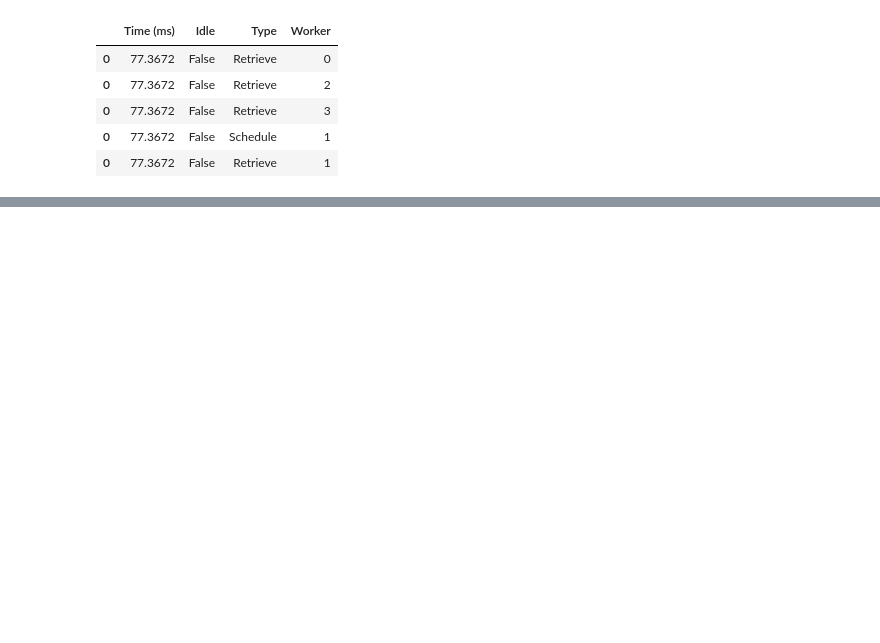
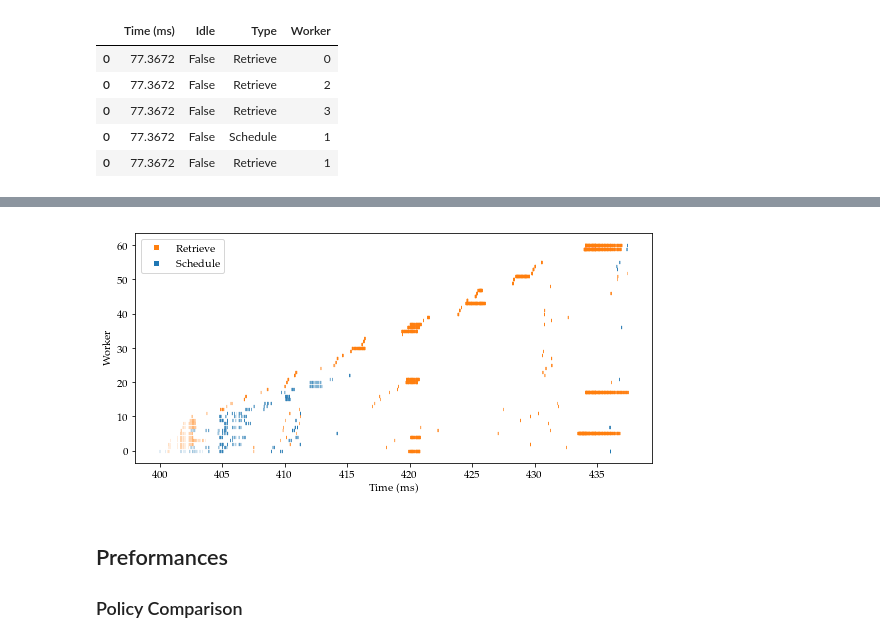
Before and after one commit to flandolfi/SPM-project, a Jupyter notebook: notebooks/analysis.ipynb, the cells around one changed output, grey strips where cells are left out. Saved outputs shown, nothing was run; the diff lists cells and outputs as text; code cells hidden in the pictures; blank space fills up the shorter version.

```diff
--- a/notebooks/analysis.ipynb
+++ b/notebooks/analysis.ipynb
@@ -233,0 +314,18 @@ plt.show()
+# %%
+dfs = []
+
+for i in range(n_ws):
+    rt = forks[['Time (ms)']].copy()
+    rt['Idle'] = rt_wait[i, :]
+    rt['Type'] = 'Retrieve'
+    rt['Worker'] = i
+    dfs.append(rt)
+
+    sc = forks[['Time (ms)']].copy()
+    sc['Idle'] = sc_wait[i, :]
+    sc['Type'] = 'Schedule'
+    sc['Worker'] = i
+    dfs.append(sc)
+
+wait = pd.concat(dfs).sort_values('Time (ms)')
+wait.head()
@@ -233,0 +339,32 @@ plt.show()
+# %%
+wait_plot = wait.copy()
+
+wait_plot.loc[:, 'Idle'] = wait.apply(lambda r: r['Worker'] if r['Idle'] else np.nan, axis=1)
+wait_plot = wait_plot.dropna()
+# %%
+fig, ax = plt.subplots(figsize=(8, 4))
+legend_elements = []
+
+for t in sorted(wait_plot.Type.unique()):
+    c = 'C0' if t == "Schedule" else 'C1'
+    legend_elements.append(Line2D([0], [0], color='w', marker='s', markerfacecolor=c, label=t))
+
+    ax.scatter(x=wait_plot[wait_plot.Type == t]['Time (ms)'],
+               y=wait_plot[wait_plot.Type == t]['Idle'],
+               marker='$|$',
+               linewidth=0,
+               s=10,
+               color=c)
+
+ax.set_xlabel("Time (ms)")
+ax.set_ylabel("Worker")
+ax.legend(handles=legend_elements)
+plt.tight_layout()
+plt.savefig("../report/figures/idletime_64.pdf", format='pdf', bbox_inches='tight')
+plt.show()
+# %% [output]
+[figure, added]
+# %% [markdown]
+## Preformances ##
+
+### Policy Comparison ###
```
Also changed, not shown: parts of 16 cells of this notebook.
